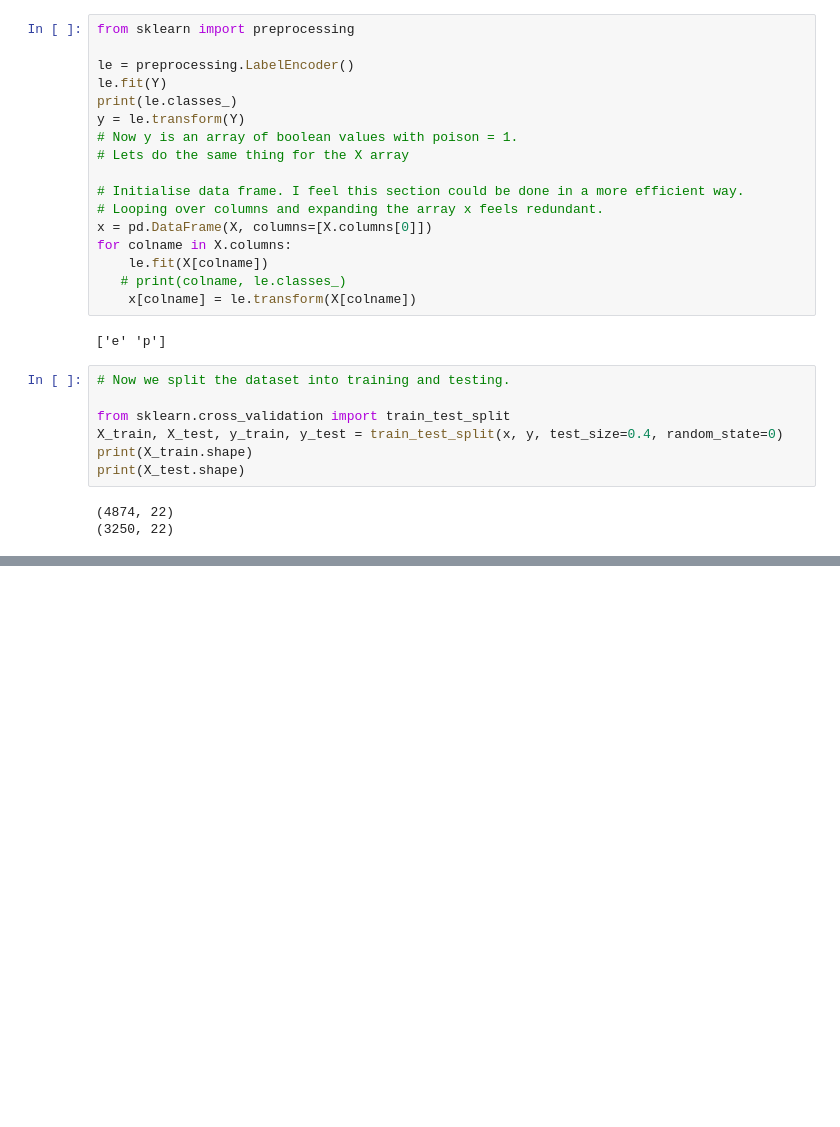
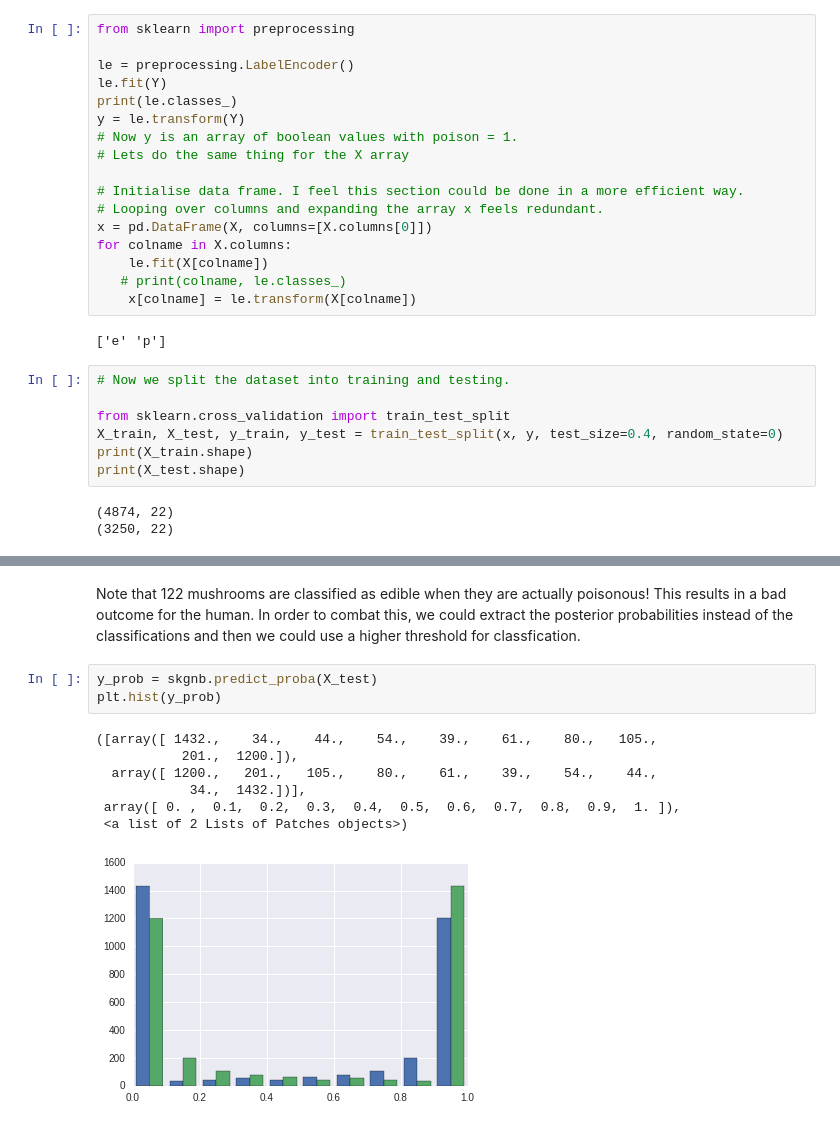
Before and after one commit to StatsRhian/data_science_learning_club, a Jupyter notebook: Activity05/Naive Bayes Mushroom data.ipynb, the cells around one changed output, grey strips where cells are left out. Saved outputs shown, nothing was run; the diff lists cells and outputs as text; blank space fills up the shorter version.

```diff
--- a/Activity05/Naive Bayes Mushroom data.ipynb
+++ b/Activity05/Naive Bayes Mushroom data.ipynb
@@ -153,0 +201,13 @@ print(train_predict)
+# %% [markdown]
+Note that 122 mushrooms are classified as edible when they are actually poisonous! This results in a bad outcome for the human. In order to combat this, we could extract the posterior probabilities instead of the classifications and then we could use a higher threshold for classfication.
+# %%
+y_prob = skgnb.predict_proba(X_test)
+plt.hist(y_prob)
+# %% [output]
+([array([ 1432.,    34.,    44.,    54.,    39.,    61.,    80.,   105.,
+           201.,  1200.]),
+  array([ 1200.,   201.,   105.,    80.,    61.,    39.,    54.,    44.,
+            34.,  1432.])],
+ array([ 0. ,  0.1,  0.2,  0.3,  0.4,  0.5,  0.6,  0.7,  0.8,  0.9,  1. ]),
+ <a list of 2 Lists of Patches objects>)
+[figure, added]
```
Also changed, not shown: parts of 10 cells of this notebook.
